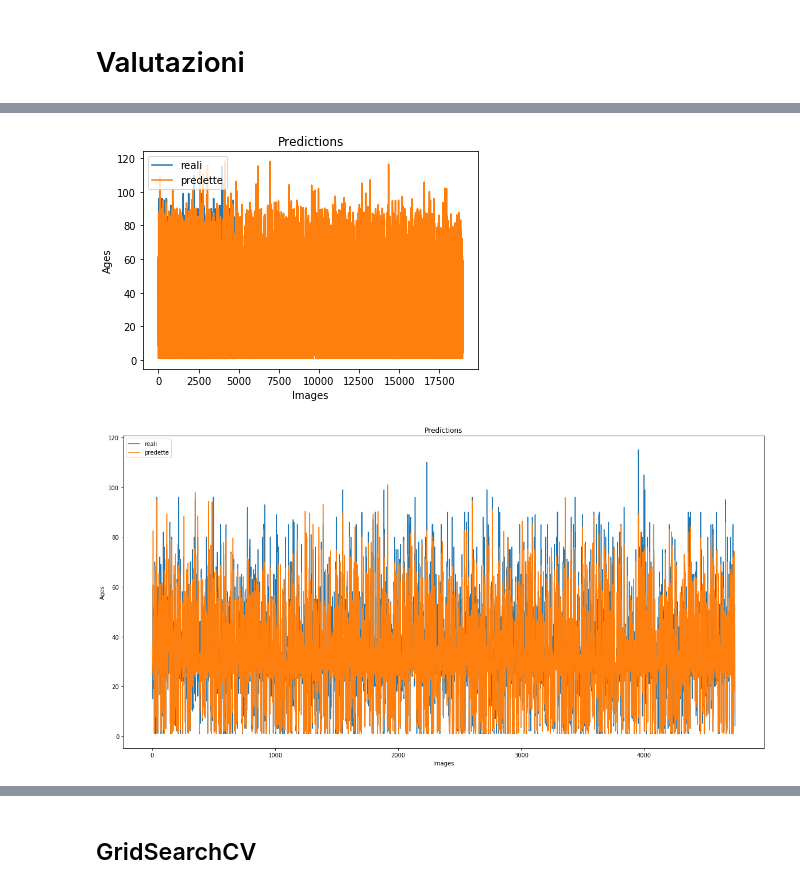
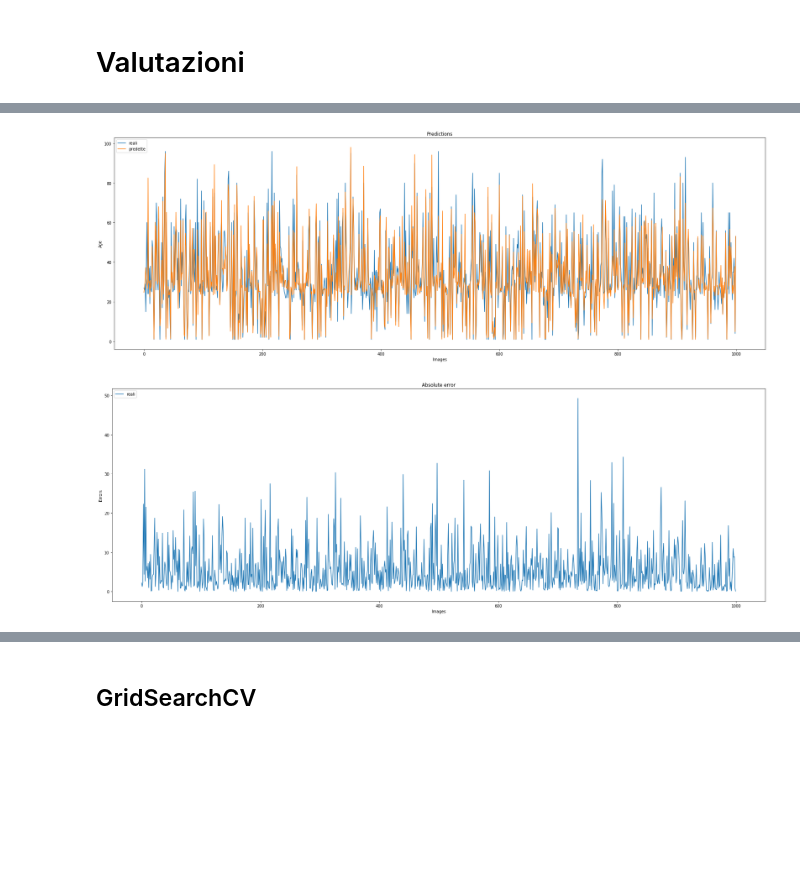
Before and after one commit to domenico97/AgeReg, a Jupyter notebook: AgeReg.ipynb, the cells around one changed output, grey strips where cells are left out. Drawn from its saved outputs; the diff is of its cells as text; code cells hidden in the pictures; blank space fills up the shorter version.

```diff
--- a/AgeReg.ipynb
+++ b/AgeReg.ipynb
@@ -398,26 +402,36 @@ Image("model.png")
+# %%
+#Effettuiamo il predict sulle 4739 immagini del test set
+predictions_age = loaded_model.predict(images_test)
+predictions_age = np.squeeze(predictions_age)
+# %%
+#Per una più facile lettura dei grafici selezioniamo solo le prime 1000 prediction
+subset_predictions_age = predictions_age[0:1000]
+real_age = y_test[0:1000]
 # %%
-predictions_age1 = loaded_model.predict(images_test)
-plt.plot(y_test)
-plt.plot(predictions_age)
+#Grafico dei valori predetti rispetto ai valori reali
+fig = plt.figure(figsize=(30,10))
+ax1 = fig.add_subplot(1,1,1)
+plt.plot(real_age)
+plt.plot(subset_predictions_age)
 plt.title('Predictions')
-plt.ylabel('Ages')
+plt.ylabel('Age')
 plt.xlabel('Images')
 plt.legend(['reali', 'predette'], loc='upper left')
 
 plt.show()
 # %% [output]
-[figure, old version]
+[figure, new version]
 # %%
-fig = plt.figure(figsize=(20,10))
+#l'array dist conterrà la differenza assoluta tra volori reali e valori predetti.
+dist = abs(real_age - subset_predictions_age)
 
+fig = plt.figure(figsize=(30,10))
 ax1 = fig.add_subplot(1,1,1)
-plt.plot(y_test)
-plt.plot(predictions_age)
-plt.title('Predictions')
-plt.ylabel('Ages')
+plt.plot(dist)
+plt.title('Absolute error')
+plt.ylabel('Errors') #Gli errori sono espressi in anni.
 plt.xlabel('Images')
 plt.legend(['reali', 'predette'], loc='upper left')
-
 plt.show()
 # %% [output]
-[figure, old version]
+[figure, new version]
```
Also changed, not shown: parts of 26 cells of this notebook.
